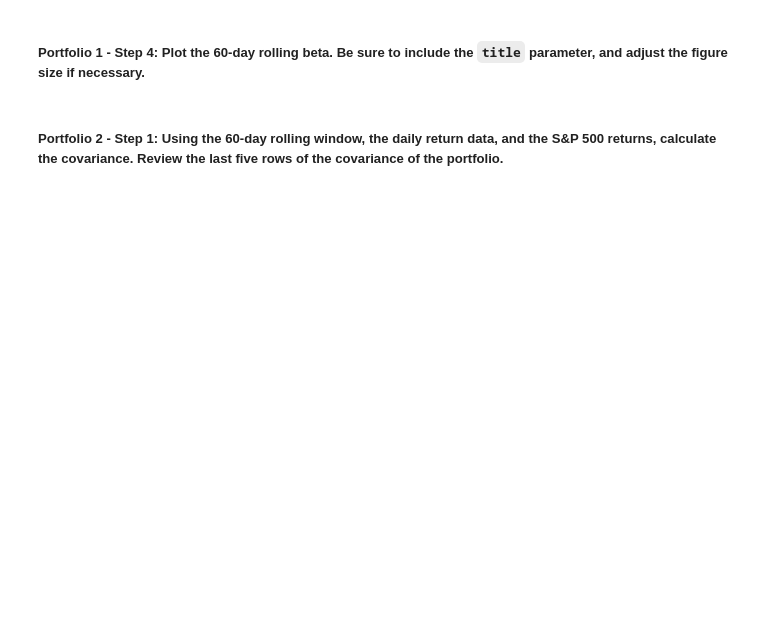
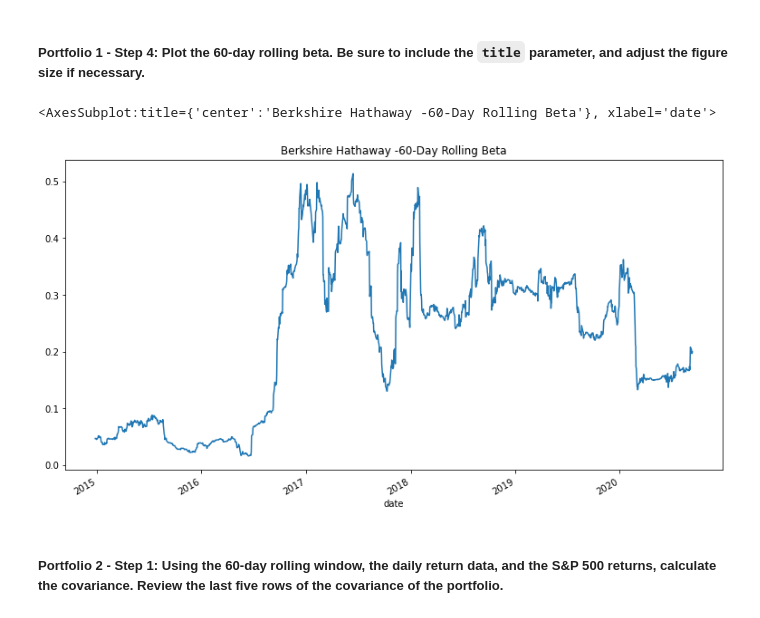
Before and after one commit to Virginia440/Module4_challenge, a Jupyter notebook: risk_return_analysis.ipynb, the cells around one changed output. Cells and saved outputs as stored; diff of their text form; code cells hidden in the pictures; blank space fills up the shorter version.

```diff
--- a/risk_return_analysis.ipynb
+++ b/risk_return_analysis.ipynb
@@ -455,4 +454,8 @@ Name: S&P 500, dtype: float64
 # %%
+
 # Calculate the covariance using a 60-day rolling window
+# between the daily returns of 'Berkshire Hathaway'  and the daily returns of the S&P 500
+berkshire_rolling_60_covariance = daily_returns['BERKSHIRE HATHAWAY INC'].rolling(window=60).cov(daily_returns['S&P 500'])
+
 # Review the last five rows of the covariance data
-# YOUR CODE HERE
+berkshire_rolling_60_covariance.tail()
@@ -459,6 +470,8 @@ Name: S&P 500, dtype: float64
 # %% [markdown]
 ##### Portfolio 1 - Step 2: Calculate the beta of the portfolio. To do that, divide the covariance of the portfolio by the variance of the S&P 500.
 # %%
-# Calculate the beta based on the 60-day rolling covariance compared to the market (S&P 500)
+# Calculate the beta of 'Berkshire Hathaway' based on the 60-day rolling covariance compared to the market (S&P 500)
+berkshire_rolling_60_beta = berkshire_rolling_60_covariance  / snp_rolling_60_variance
+
 # Review the last five rows of the beta information
-# YOUR CODE HERE
+berkshire_rolling_60_beta.tail()
@@ -472,7 +504,10 @@ Name: S&P 500, dtype: float64
 # %%
-# Plot the rolling beta
+# Plot the rolling beta for 'Berkshire Hathaway'
 # Include a title parameter and adjust the figure size
-# YOUR CODE HERE
+berkshire_rolling_60_beta.plot(figsize=(13,7),title= 'Berkshire Hathaway -60-Day Rolling Beta')
+# %% [output]
+<AxesSubplot:title={'center':'Berkshire Hathaway -60-Day Rolling Beta'}, xlabel='date'>
+[figure, added]
 # %% [markdown]
 ##### Portfolio 2 - Step 1: Using the 60-day rolling window, the daily return data, and the S&P 500 returns, calculate the covariance. Review the last five rows of the covariance of the portfolio.
 # %%
```
Also changed, not shown: parts of 21 cells of this notebook.
